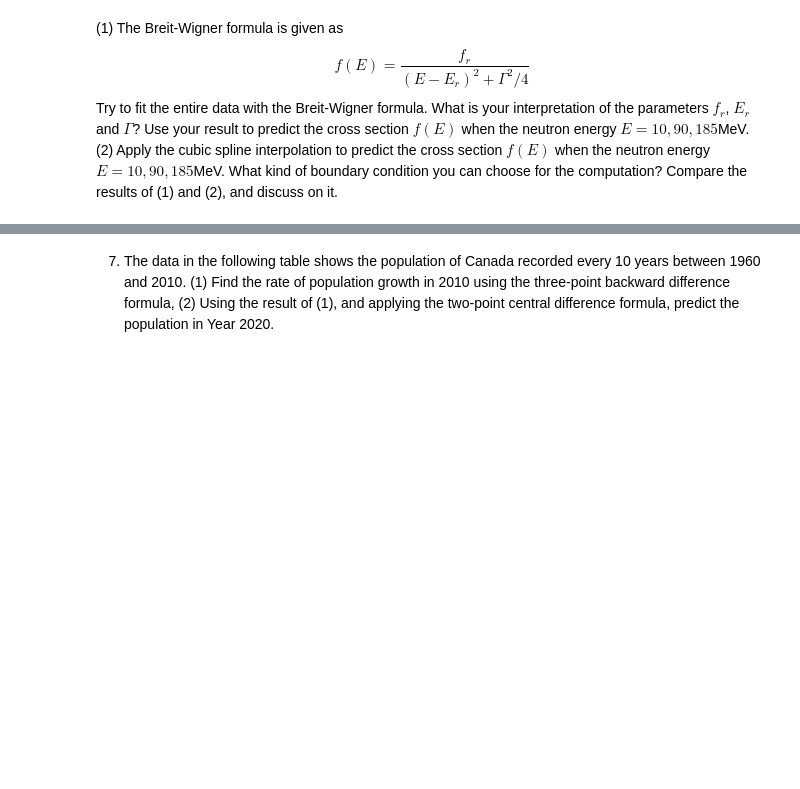
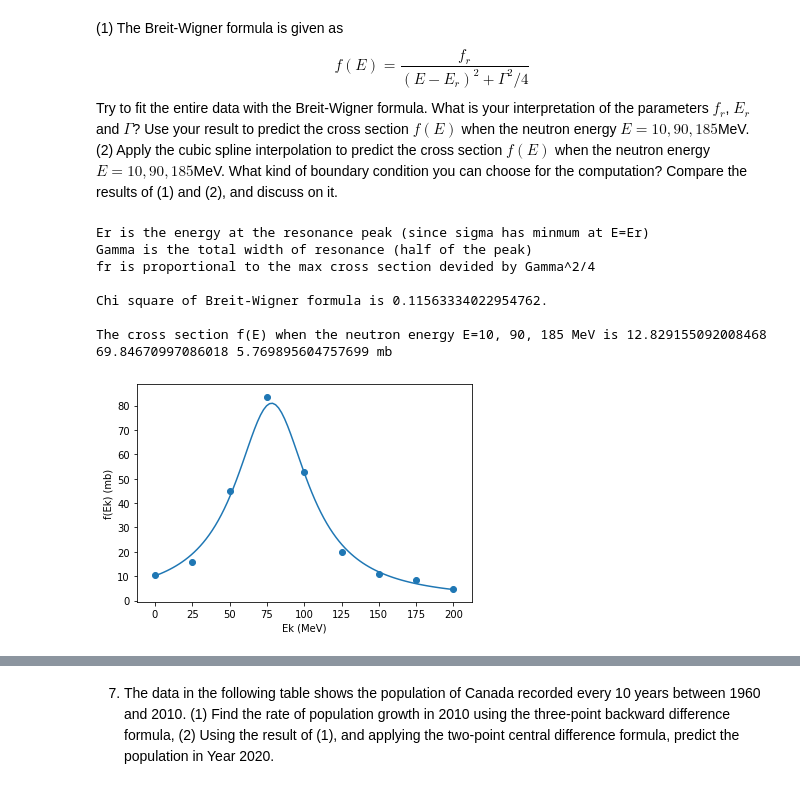
Before and after one commit to Little-old-brother-team/GroupWork, a Jupyter notebook: Week9/GroupWork9.ipynb, the cells around one changed output, grey strips where cells are left out. Saved outputs shown, nothing was run; the diff lists cells and outputs as text; code cells hidden in the pictures; blank space fills up the shorter version.

```diff
--- a/Week9/GroupWork9.ipynb
+++ b/Week9/GroupWork9.ipynb
@@ -387,3 +387,46 @@ When I = 1.58, alpha = 8.75314
    $$
    Try to fit the entire data with the Breit-Wigner formula. What is your interpretation of the parameters $f_r$, $E_r$ and $\Gamma$? Use your result to predict the cross section $f(E)$ when the neutron energy $E=10, 90, 185$MeV.
    (2) Apply the cubic spline interpolation to predict the cross section $f(E)$ when the neutron energy $E=10, 90, 185$MeV. What kind of boundary condition you can choose for the computation? Compare the results of (1) and (2), and discuss on it.
+# %%
+import numpy as np
+from scipy.optimize import curve_fit
+import matplotlib.pyplot as plt
+%matplotlib inline
+
+
+def BreitWigner(E,Er,Gamma,fr):
+    return fr / ((E-Er)**2+Gamma**2/4)
+
+E = [0,25,50,75,100,125,150,175,200]
+f = [10.6,16.0,45.0,83.5,52.8,19.9,10.8,8.25,4.70]
+uncertainty = [9.34,17.9,41.5,85.5,51.5,21.5,10.8,6.29,4.14]
+
+# fit data using SciPy's Levenberg Marquart method
+nlfit, nlpcov = curve_fit(BreitWigner,E,f,sigma=uncertainty)
+Er,Gamma,fr = nlfit  # get the optimized parameter
+f_fit = BreitWigner(E,Er,Gamma,fr)  # estimate with the optimized parameter
+
+# Calculate residuals and reduced chi squared
+resids = f - f_fit
+redchisqr = ((resids / uncertainty) ** 2).sum()
+
+# plot the predict result together with raw data.
+e = np.linspace(0,200,num=100)
+f_plot = BreitWigner(e,Er,Gamma,fr)
+plt.plot(e,f_plot)
+plt.scatter(E,f)
+plt.xlabel('Ek (MeV)')
+plt.ylabel('f(Ek) (mb)')
+print('Er is the energy at the resonance peak (since sigma has minmum at E=Er)\nGamma is the total width of resonance (half of the peak)\nfr is proportional to the max cross section devided by Gamma^2/4\n')
+print('Chi square of Breit-Wigner formula is {}.\n'.format(redchisqr))
+print('The cross section f(E) when the neutron energy E=10, 90, 185 MeV is {} {} {} \
+mb\n'.format(BreitWigner(10,Er,Gamma,fr),BreitWigner(90,Er,Gamma,fr),BreitWigner(185,Er,Gamma,fr)))
+# %% [output]
+Er is the energy at the resonance peak (since sigma has minmum at E=Er)
+Gamma is the total width of resonance (half of the peak)
+fr is proportional to the max cross section devided by Gamma^2/4
+
+Chi square of Breit-Wigner formula is 0.11563334022954762.
+
+The cross section f(E) when the neutron energy E=10, 90, 185 MeV is 12.829155092008468 69.84670997086018 5.769895604757699 mb
+[figure, added]
```
Also changed, not shown: parts of 3 cells of this notebook.
